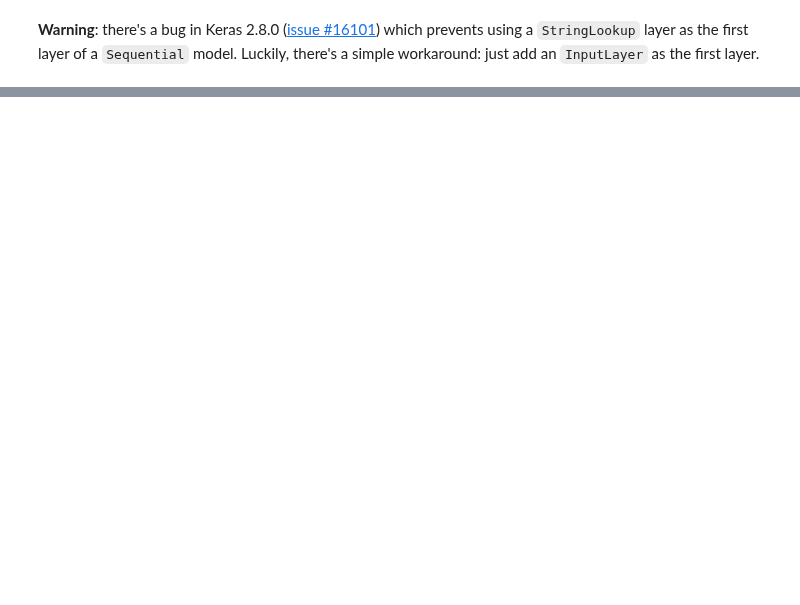
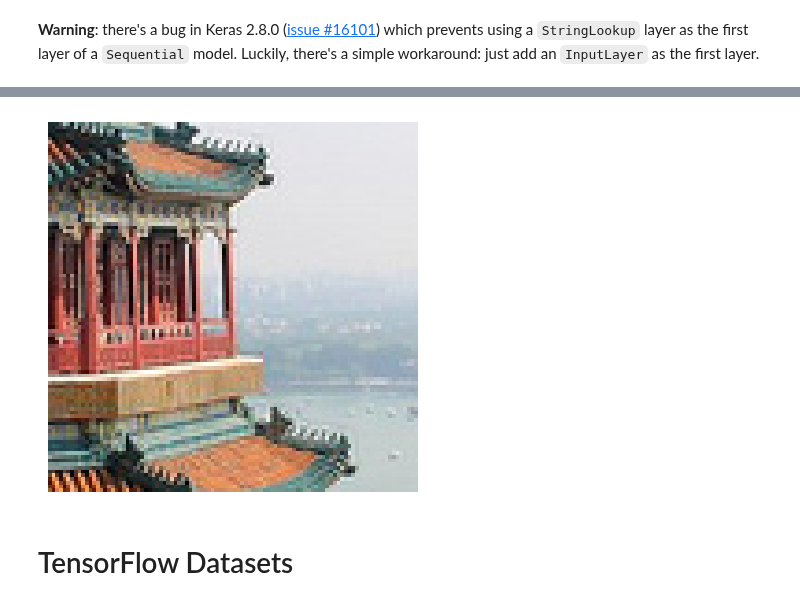
Before and after one commit to SiddharthYadav-v/ML-with-sklearn-keras-tf, a Jupyter notebook: 13_loading_and_preprocessing_data.ipynb, the cells around one changed output, grey strips where cells are left out. Drawn from its saved outputs; the diff is of its cells as text; code cells hidden in the pictures; blank space fills up the shorter version.

```diff
--- a/13_loading_and_preprocessing_data.ipynb
+++ b/13_loading_and_preprocessing_data.ipynb
@@ -1054,0 +1209,8 @@ array([[ 0.00832266,  0.0213796 ],
+# %%
+plt.imshow(cropped_images[0] / 255)
+plt.axis("off")
+plt.show()
+# %% [output]
+[figure, added]
+# %% [markdown]
+# TensorFlow Datasets
```
Also changed, not shown: parts of 76 cells of this notebook, 23 other files.
